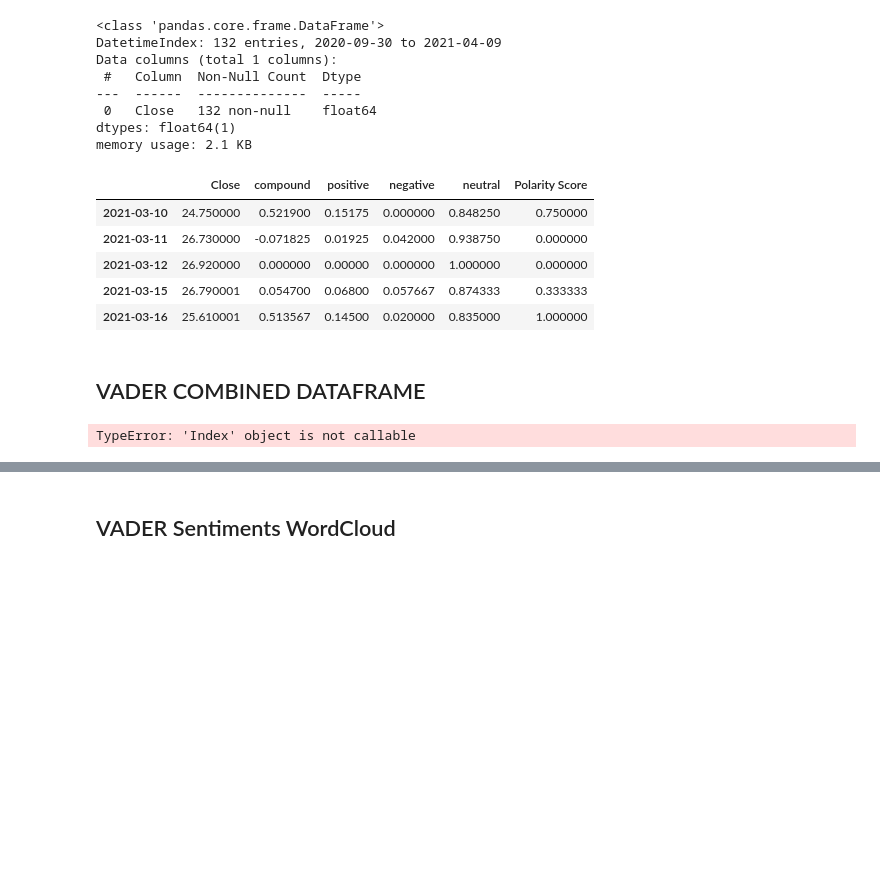
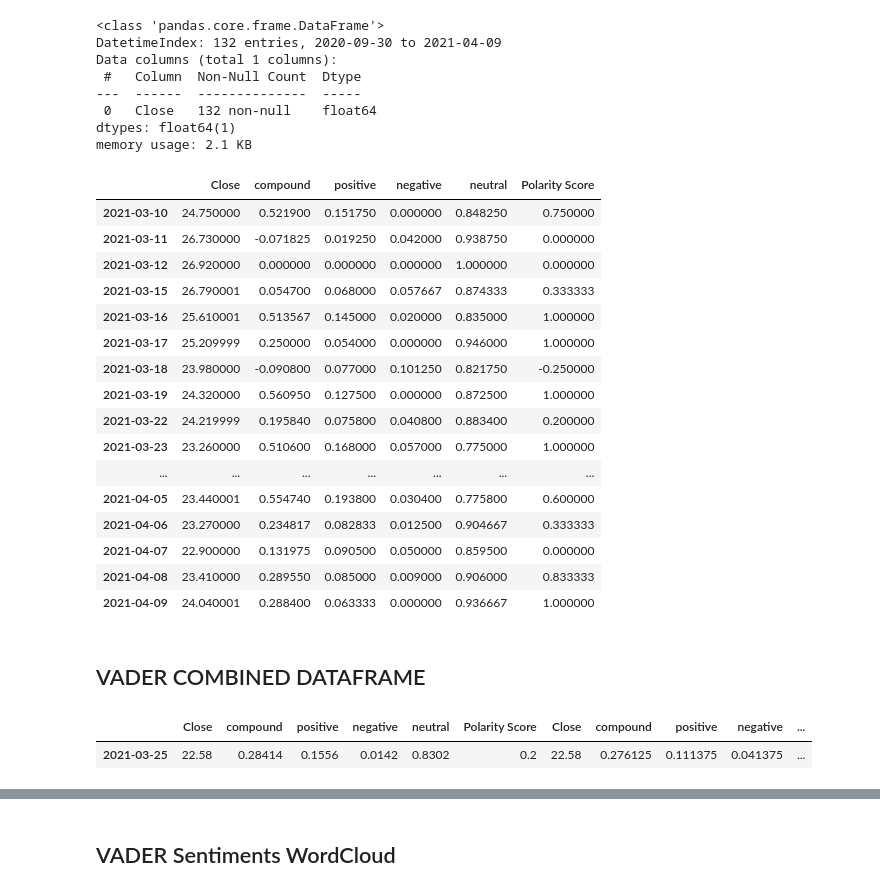
Before and after one commit to lfarlima/Multivariate-Time-Series-Analysis-of-Sentiment-Scores, a Jupyter notebook: Project_2.ipynb, the cells around one changed output, grey strips where cells are left out. Cells and saved outputs as stored; diff of their text form; code cells hidden in the pictures; blank space fills up the shorter version.

```diff
--- a/Project_2.ipynb
+++ b/Project_2.ipynb
@@ -411,29 +395,41 @@ memory usage: 2.1 KB
 # %%
 ## Add another combined df here
 pltr_yf_newsapi = pd.concat([pltr_yf_df,newsapi_sent_avg],axis=1,join='outer')
 pltr_yf_newsapi.dropna(inplace=True)
-pltr_yf_newsapi.head()
+pltr_yf_newsapi
 # combined_sent_df = pd.read_csv('/content/pltr_twitter_df.csv')
 # %% [output]
 |  | Close | compound | positive | negative | neutral | Polarity Score |
-| 2021-03-10 | 24.750000 | 0.521900 | 0.15175 | 0.000000 | 0.848250 | 0.750000 |
-| 2021-03-11 | 26.730000 | -0.071825 | 0.01925 | 0.042000 | 0.938750 | 0.000000 |
-| 2021-03-12 | 26.920000 | 0.000000 | 0.00000 | 0.000000 | 1.000000 | 0.000000 |
-| 2021-03-15 | 26.790001 | 0.054700 | 0.06800 | 0.057667 | 0.874333 | 0.333333 |
-| 2021-03-16 | 25.610001 | 0.513567 | 0.14500 | 0.020000 | 0.835000 | 1.000000 |
+| 2021-03-10 | 24.750000 | 0.521900 | 0.151750 | 0.000000 | 0.848250 | 0.750000 |
+| 2021-03-11 | 26.730000 | -0.071825 | 0.019250 | 0.042000 | 0.938750 | 0.000000 |
+| 2021-03-12 | 26.920000 | 0.000000 | 0.000000 | 0.000000 | 1.000000 | 0.000000 |
+| 2021-03-15 | 26.790001 | 0.054700 | 0.068000 | 0.057667 | 0.874333 | 0.333333 |
+| 2021-03-16 | 25.610001 | 0.513567 | 0.145000 | 0.020000 | 0.835000 | 1.000000 |
+| 2021-03-17 | 25.209999 | 0.250000 | 0.054000 | 0.000000 | 0.946000 | 1.000000 |
+| 2021-03-18 | 23.980000 | -0.090800 | 0.077000 | 0.101250 | 0.821750 | -0.250000 |
+| 2021-03-19 | 24.320000 | 0.560950 | 0.127500 | 0.000000 | 0.872500 | 1.000000 |
+| 2021-03-22 | 24.219999 | 0.195840 | 0.075800 | 0.040800 | 0.883400 | 0.200000 |
+| 2021-03-23 | 23.260000 | 0.510600 | 0.168000 | 0.057000 | 0.775000 | 1.000000 |
+| ... | ... | ... | ... | ... | ... | ... |
+| 2021-04-05 | 23.440001 | 0.554740 | 0.193800 | 0.030400 | 0.775800 | 0.600000 |
+| 2021-04-06 | 23.270000 | 0.234817 | 0.082833 | 0.012500 | 0.904667 | 0.333333 |
+| 2021-04-07 | 22.900000 | 0.131975 | 0.090500 | 0.050000 | 0.859500 | 0.000000 |
+| 2021-04-08 | 23.410000 | 0.289550 | 0.085000 | 0.009000 | 0.906000 | 0.833333 |
+| 2021-04-09 | 24.040001 | 0.288400 | 0.063333 | 0.000000 | 0.936667 | 1.000000 |
 # %% [markdown]
 ## VADER COMBINED DATAFRAME
 # %%
 ## WE NEED TO FIX THIS CHECK THIS (???)
 pltr_sent_df= pd.concat([pltr_yf_twitter, pltr_yf_newsapi], axis='columns', join="inner", ignore_index=False)
 cols='Close','Compound (Tweets)', 'Positive (Tweets)','Negative (Tweets)','Neutral (Tweets)','Polarity Score (Tweets)','Compound Cumulative Returns (Tweets)','Compound (NewsApi)', 'Positive (NewsApi)','Negative (NewsApi)','Neutral (NewsApi)','Polarity Score (NewsApi)'
-pltr_sent_df.drop(columns=['CumReturn'],inplace=True) # WE MAY NOT  NEED THIS AFTER A FRESH RUN
-pltr_sent_df = pltr_sent_df.columns(cols)
-pltr_sent_df.rename(columns=cols)## HOW DO WE CHANGE THE COLUMN NAMES?
+#pltr_sent_df.drop(columns=['CumReturn'],inplace=True) # WE MAY NOT  NEED THIS AFTER A FRESH RUN
+#pltr_sent_df = pltr_sent_df.columns(cols)
+#pltr_sent_df.rename(columns=cols)## HOW DO WE CHANGE THE COLUMN NAMES?
 ## WE NEED TO DROP ONLY ONE CLOSE COLUMN - CHANGE NAME TO T
 pltr_sent_df.head()
 # %% [output]
-TypeError: 'Index' object is not callable
+|  | Close | compound | positive | negative | neutral | Polarity Score | Close | compound | positive | negative | ... |
+| 2021-03-25 | 22.58 | 0.28414 | 0.1556 | 0.0142 | 0.8302 | 0.2 | 22.58 | 0.276125 | 0.111375 | 0.041375 | ... |
 # %%
 pltr_yf_newsapi.info() ## OR WE RENAME CLOSE COLUMN HERE TO DROP IN COMBINED DF
 
```
Also changed, not shown: parts of 89 cells of this notebook.
